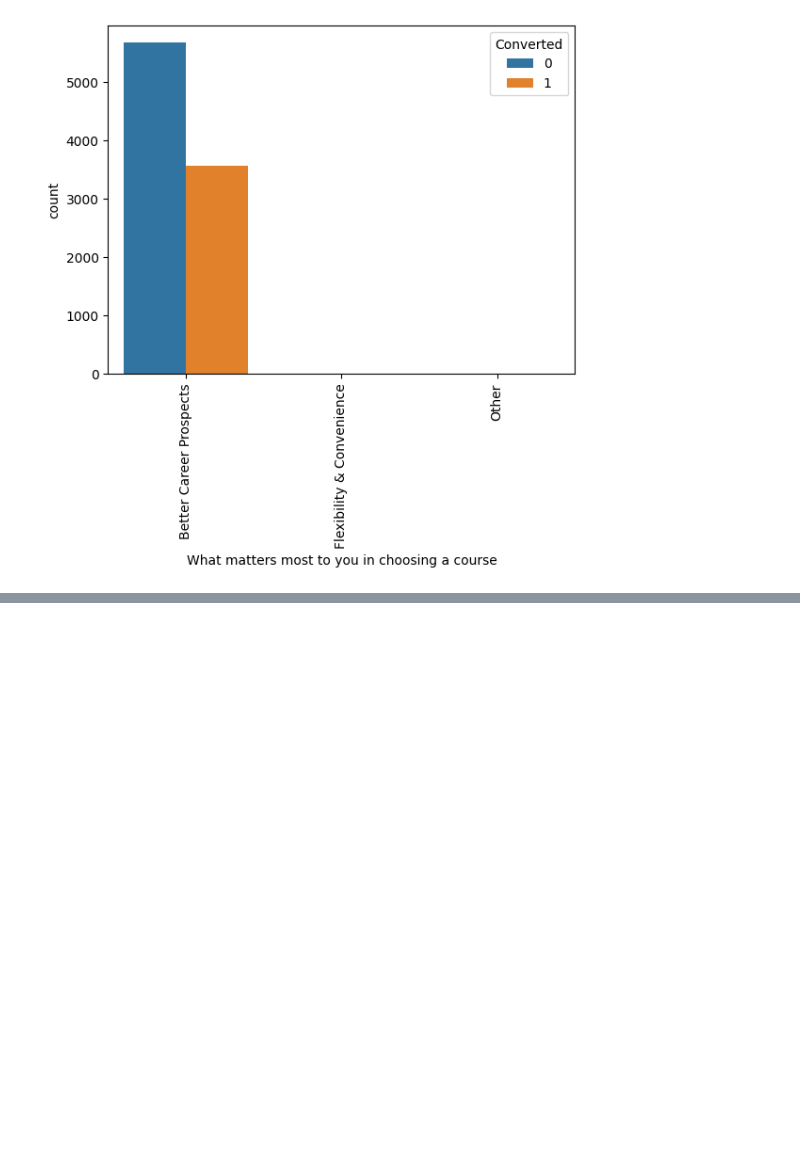
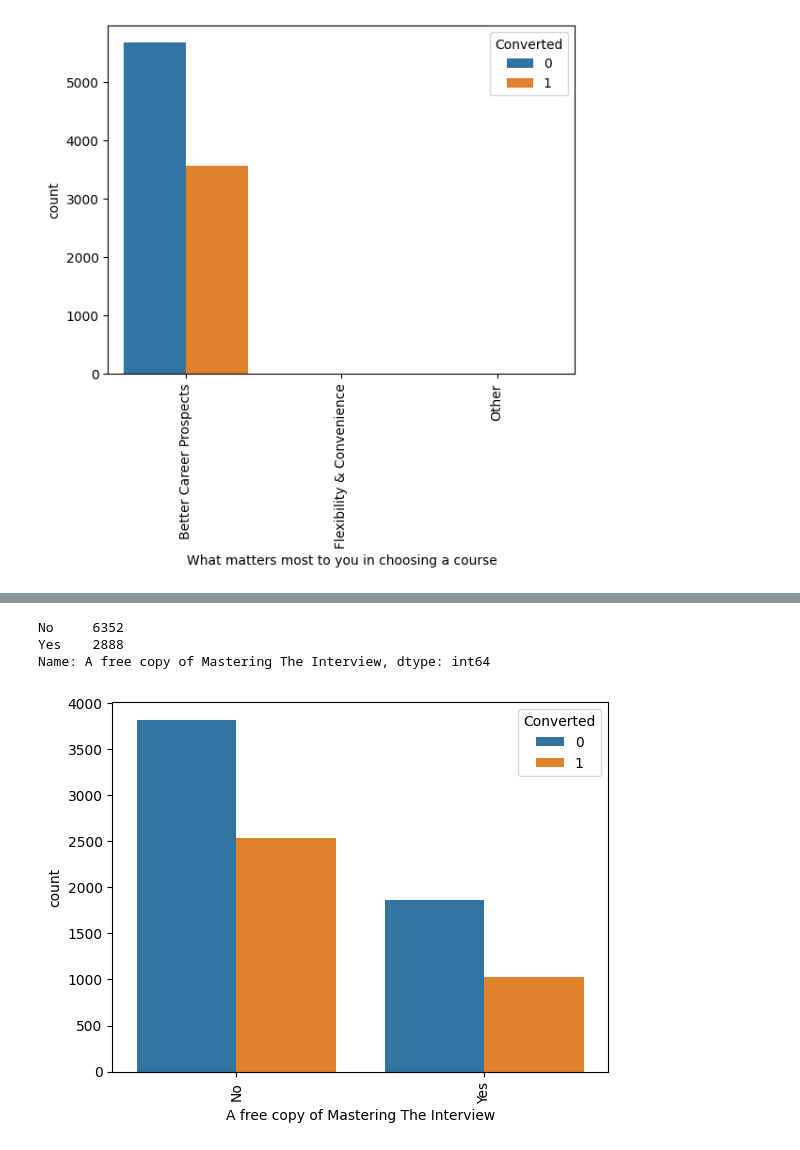
Before and after one commit to ritikamehra/LeadScoringCaseStudy, a Jupyter notebook: Lead_Scoring_Case_Study.ipynb, the cells around one changed output, grey strips where cells are left out. Saved outputs shown, nothing was run; the diff lists cells and outputs as text; code cells hidden in the pictures; blank space fills up the shorter version.

```diff
--- a/Lead_Scoring_Case_Study.ipynb
+++ b/Lead_Scoring_Case_Study.ipynb
@@ -550,0 +665,16 @@ plt.show()
+# %%
+# Checking A free copy of Mastering The Interview column
+
+leads['A free copy of Mastering The Interview'].value_counts(dropna = False)
+# %% [output]
+No     6352
+Yes    2888
+Name: A free copy of Mastering The Interview, dtype: int64
+# %%
+# Visualizing A free copy of Mastering The Interview column
+
+axs = sns.countplot(x="A free copy of Mastering The Interview", hue="Converted",data = leads)
+axs.set_xticklabels(axs.get_xticklabels(),rotation=90)
+plt.show()
+# %% [output]
+[figure, added]
```
Also changed, not shown: parts of 138 cells of this notebook.
